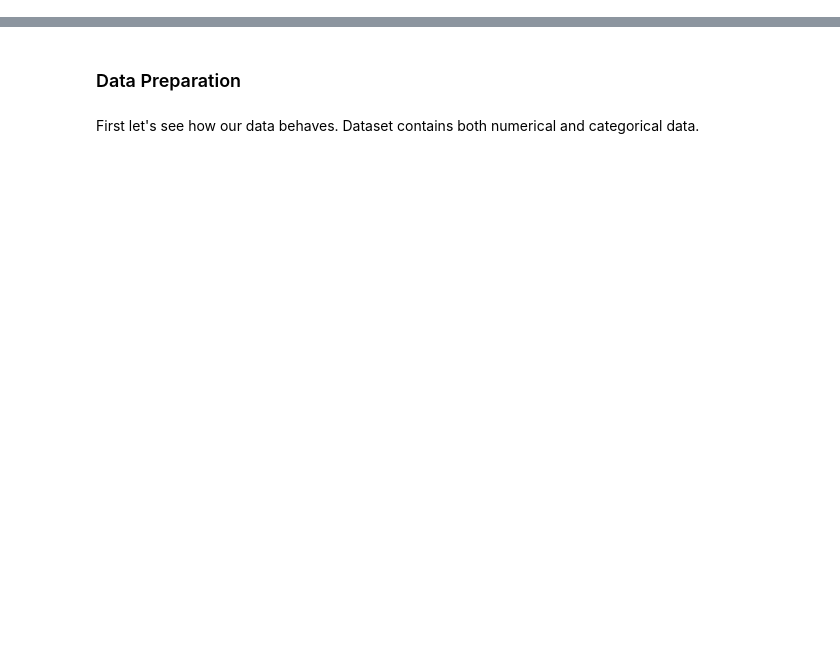
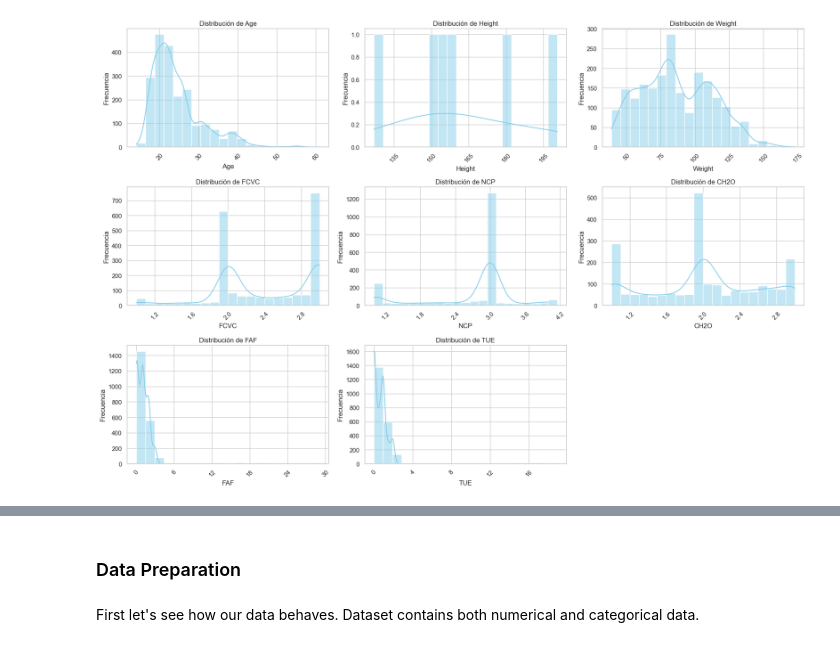
Before and after one commit to danielmontoya00/MLOps_Equipo64, a Jupyter notebook: Obesity_Estimation/notebooks/1.0-eda-analisis_exploratorio.ipynb, the cells around one changed output, grey strips where cells are left out. Saved outputs shown, nothing was run; the diff lists cells and outputs as text; code cells hidden in the pictures; blank space fills up the shorter version.

```diff
--- a/Obesity_Estimation/notebooks/1.0-eda-analisis_exploratorio.ipynb
+++ b/Obesity_Estimation/notebooks/1.0-eda-analisis_exploratorio.ipynb
@@ -47,0 +93,61 @@ dtype: int64
+# %%
+#distribución por variable Numericas
+
+numeric_cols = ['Age', 'Height', 'Weight', 'FCVC', 'NCP', 'CH2O', 'FAF', 'TUE']
+
+# Convertir columnas numéricas a tipo numérico, forzando errores a NaN
+for col in numeric_cols:
+    df[col] = pd.to_numeric(df[col], errors='coerce')
+
+# Convertir columnas numéricas a tipo numérico, forzando errores a NaN
+for col in numeric_cols:
+    df[col] = pd.to_numeric(df[col], errors='coerce')
+
+# Definir límites razonables para cada variable
+ranges = {
+    'Age': (14, 100),
+    'Height': (100, 220),
+    'Weight': (30, 200),
+    'FCVC': (1, 5),
+    'NCP': (1, 5),
+    'CH2O': (1, 5),
+    'FAF': (0, 30),
+    'TUE': (0, 25)
+}
+
+num_plots = len(numeric_cols)
+cols = 3
+rows = (num_plots + cols - 1) // cols
+
+fig, axes = plt.subplots(rows, cols, figsize=(18, 12))
+axes = axes.flatten()
+
+for i, col in enumerate(numeric_cols):
+    low, high = ranges.get(col, (df[col].min(), df[col].max()))
+    data = df[(df[col] >= low) & (df[col] <= high)][col].dropna()
+
+    if len(data) == 0:
+        print(f"No hay datos válidos para {col} en el rango {low}-{high}")
+        continue
+
+    bin_width = (data.max() - data.min()) / 20
+    if bin_width == 0:  # En caso de que todos los datos sean iguales
+        bins = 10
+    else:
+        bins = np.arange(data.min(), data.max() + bin_width, bin_width)
+
+    sns.histplot(data, kde=True, bins=bins, color='skyblue', ax=axes[i])
+    axes[i].set_title(f'Distribución de {col}')
+    axes[i].set_xlabel(col)
+    axes[i].set_ylabel('Frecuencia')
+    axes[i].xaxis.set_major_locator(plt.MaxNLocator(6))  # Máximo 6 ticks en eje X
+    axes[i].tick_params(axis='x', rotation=45)
+
+# Eliminar ejes vacíos si sobran
+for j in range(i + 1, len(axes)):
+    fig.delaxes(axes[j])
+
+plt.tight_layout()
+plt.show()
+# %% [output]
+[figure, added]
```
Also changed, not shown: parts of 23 cells of this notebook, 12 other files.
